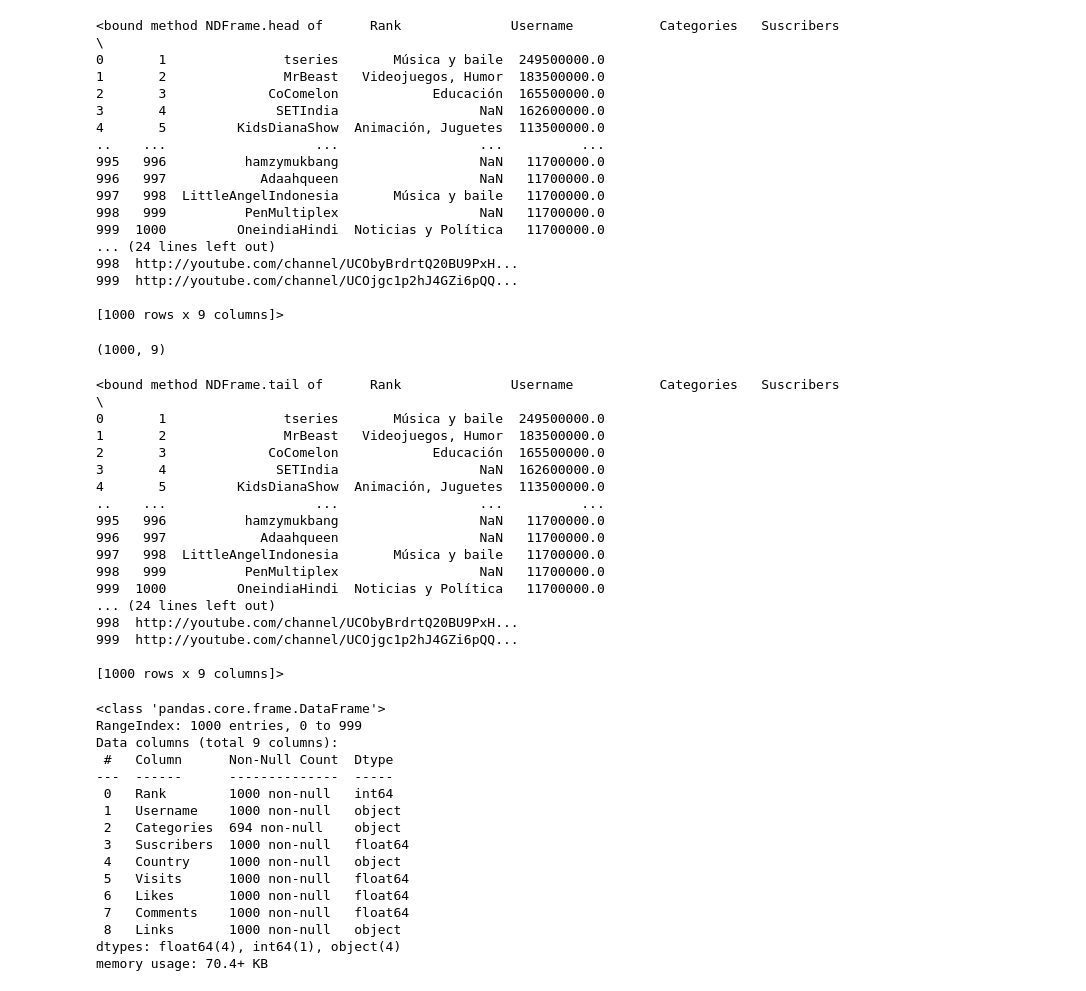
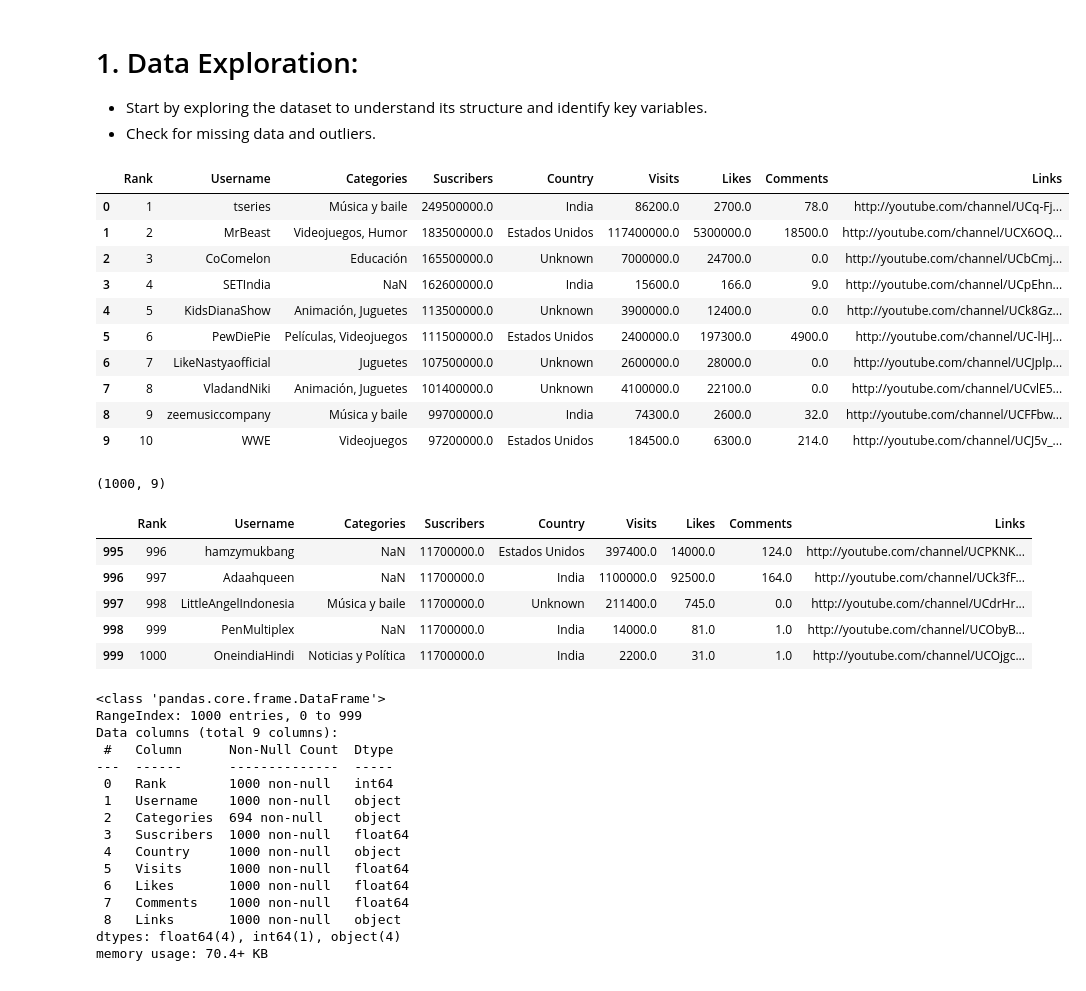
Before and after one commit to AndheraYoddha/-TASK-INTERN-CAREER, a Jupyter notebook: Youtube_Streamer.ipynb, the cells around one changed output. Saved outputs shown, nothing was run; the diff lists cells and outputs as text; code cells hidden in the pictures.

```diff
--- a/Youtube_Streamer.ipynb
+++ b/Youtube_Streamer.ipynb
@@ -3,3 +9,7 @@
+# %% [markdown]
+# 1. Data Exploration:
+- Start by exploring the dataset to understand its structure and identify key variables.
+- Check for missing data and outliers.
 # %%
 import pandas as pd
 import numpy as np
@@ -10,49 +20,32 @@ from sklearn import metrics
 # %%
 yt = pd.read_csv('youtubers_df.csv')
 # %%
-yt.head
+yt.head(10)
 # %% [output]
-<bound method NDFrame.head of      Rank              Username           Categories   Suscribers  \
-0       1               tseries       Música y baile  249500000.0
-1       2               MrBeast   Videojuegos, Humor  183500000.0
-2       3             CoComelon            Educación  165500000.0
-3       4              SETIndia                  NaN  162600000.0
-4       5         KidsDianaShow  Animación, Juguetes  113500000.0
-..    ...                   ...                  ...          ...
-995   996          hamzymukbang                  NaN   11700000.0
-996   997            Adaahqueen                  NaN   11700000.0
-997   998  LittleAngelIndonesia       Música y baile   11700000.0
-998   999          PenMultiplex                  NaN   11700000.0
-999  1000         OneindiaHindi  Noticias y Política   11700000.0
-... (24 lines left out)
-998  http://youtube.com/channel/UCObyBrdrtQ20BU9PxH...
-999  http://youtube.com/channel/UCOjgc1p2hJ4GZi6pQQ...
-
-[1000 rows x 9 columns]>
+|  | Rank | Username | Categories | Suscribers | Country | Visits | Likes | Comments | Links |
+| 0 | 1 | tseries | Música y baile | 249500000.0 | India | 86200.0 | 2700.0 | 78.0 | http://youtube.com/channel/UCq-Fj... |
+| 1 | 2 | MrBeast | Videojuegos, Humor | 183500000.0 | Estados Unidos | 117400000.0 | 5300000.0 | 18500.0 | http://youtube.com/channel/UCX6OQ... |
+| 2 | 3 | CoComelon | Educación | 165500000.0 | Unknown | 7000000.0 | 24700.0 | 0.0 | http://youtube.com/channel/UCbCmj... |
+| 3 | 4 | SETIndia | NaN | 162600000.0 | India | 15600.0 | 166.0 | 9.0 | http://youtube.com/channel/UCpEhn... |
+| 4 | 5 | KidsDianaShow | Animación, Juguetes | 113500000.0 | Unknown | 3900000.0 | 12400.0 | 0.0 | http://youtube.com/channel/UCk8Gz... |
+| 5 | 6 | PewDiePie | Películas, Videojuegos | 111500000.0 | Estados Unidos | 2400000.0 | 197300.0 | 4900.0 | http://youtube.com/channel/UC-lHJ... |
+| 6 | 7 | LikeNastyaofficial | Juguetes | 107500000.0 | Unknown | 2600000.0 | 28000.0 | 0.0 | http://youtube.com/channel/UCJplp... |
+| 7 | 8 | VladandNiki | Animación, Juguetes | 101400000.0 | Unknown | 4100000.0 | 22100.0 | 0.0 | http://youtube.com/channel/UCvlE5... |
+| 8 | 9 | zeemusiccompany | Música y baile | 99700000.0 | India | 74300.0 | 2600.0 | 32.0 | http://youtube.com/channel/UCFFbw... |
+| 9 | 10 | WWE | Videojuegos | 97200000.0 | Estados Unidos | 184500.0 | 6300.0 | 214.0 | http://youtube.com/channel/UCJ5v_... |
 # %%
 yt.shape
 # %% [output]
 (1000, 9)
 # %%
-yt.tail
+yt.tail(5)
 # %% [output]
-<bound method NDFrame.tail of      Rank              Username           Categories   Suscribers  \
-0       1               tseries       Música y baile  249500000.0
-1       2               MrBeast   Videojuegos, Humor  183500000.0
-2       3             CoComelon            Educación  165500000.0
-3       4              SETIndia                  NaN  162600000.0
-4       5         KidsDianaShow  Animación, Juguetes  113500000.0
-..    ...                   ...                  ...          ...
-995   996          hamzymukbang                  NaN   11700000.0
-996   997            Adaahqueen                  NaN   11700000.0
-997   998  LittleAngelIndonesia       Música y baile   11700000.0
-998   999          PenMultiplex                  NaN   11700000.0
-999  1000         OneindiaHindi  Noticias y Política   11700000.0
-... (24 lines left out)
-998  http://youtube.com/channel/UCObyBrdrtQ20BU9PxH...
-999  http://youtube.com/channel/UCOjgc1p2hJ4GZi6pQQ...
-
-[1000 rows x 9 columns]>
+|  | Rank | Username | Categories | Suscribers | Country | Visits | Likes | Comments | Links |
+| 995 | 996 | hamzymukbang | NaN | 11700000.0 | Estados Unidos | 397400.0 | 14000.0 | 124.0 | http://youtube.com/channel/UCPKNK... |
+| 996 | 997 | Adaahqueen | NaN | 11700000.0 | India | 1100000.0 | 92500.0 | 164.0 | http://youtube.com/channel/UCk3fF... |
+| 997 | 998 | LittleAngelIndonesia | Música y baile | 11700000.0 | Unknown | 211400.0 | 745.0 | 0.0 | http://youtube.com/channel/UCdrHr... |
+| 998 | 999 | PenMultiplex | NaN | 11700000.0 | India | 14000.0 | 81.0 | 1.0 | http://youtube.com/channel/UCObyB... |
+| 999 | 1000 | OneindiaHindi | Noticias y Política | 11700000.0 | India | 2200.0 | 31.0 | 1.0 | http://youtube.com/channel/UCOjgc... |
 # %%
 yt.info()
 # %% [output]
```
Also changed, not shown: parts of 13 cells of this notebook.
